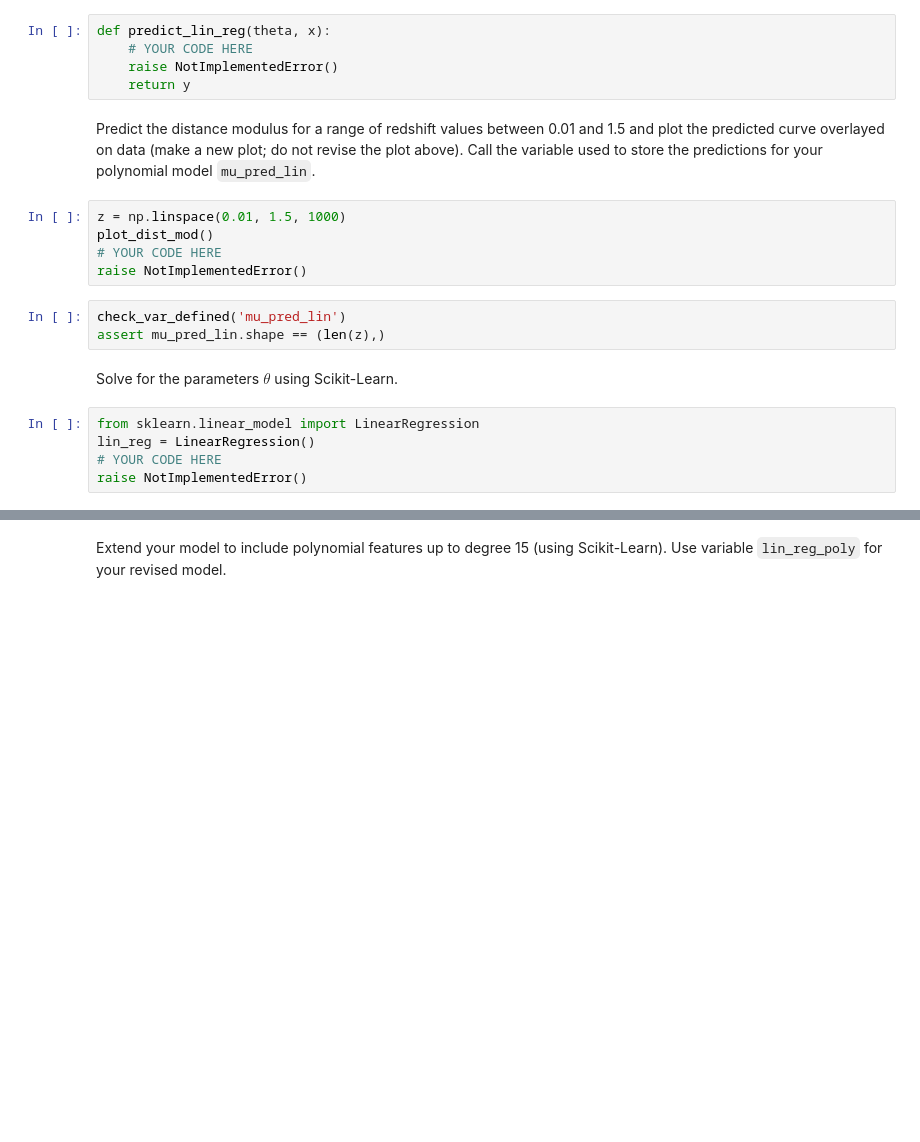
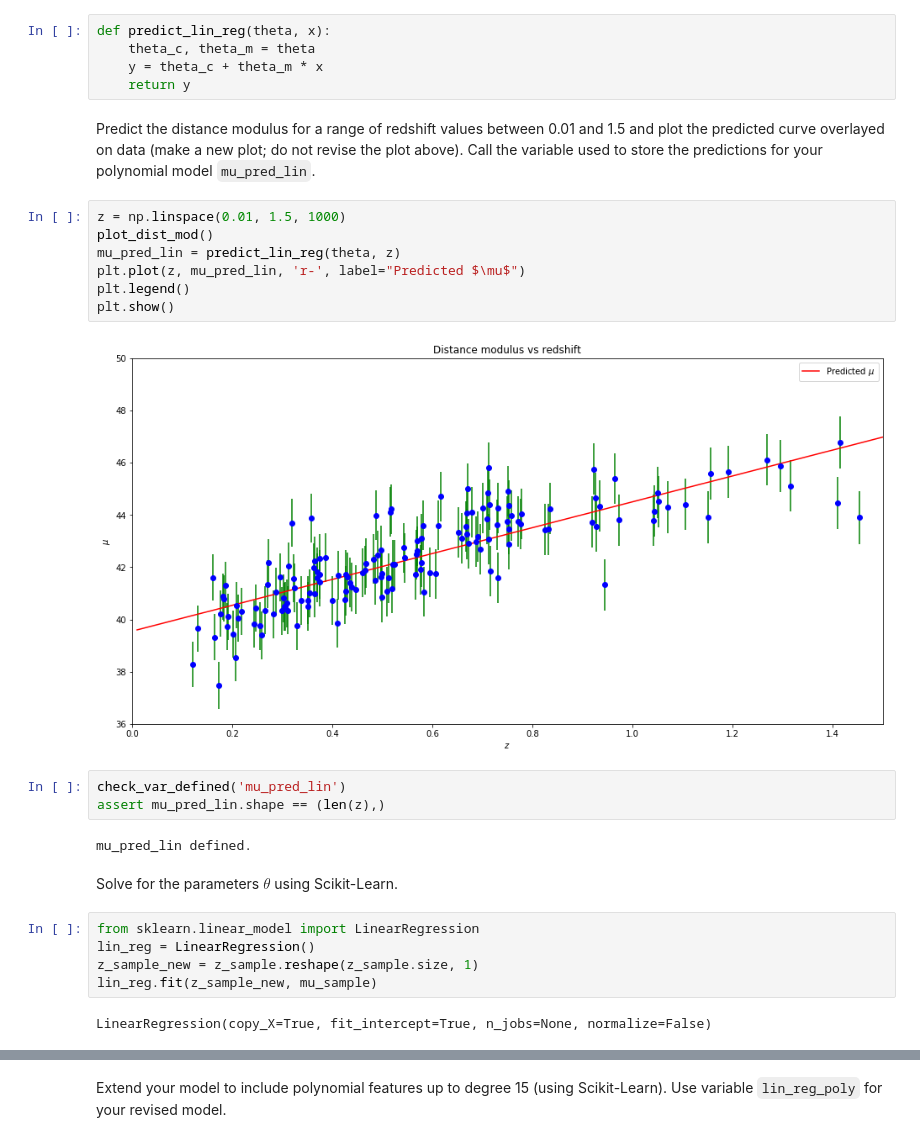
Before and after one commit to johnduffymsc/msc_spce0038, a Jupyter notebook: spce0038_coursework_john_duffy.ipynb, the cells around one changed output, grey strips where cells are left out. Drawn from its saved outputs; the diff is of its cells as text; blank space fills up the shorter version.

```diff
--- a/spce0038_coursework_john_duffy.ipynb
+++ b/spce0038_coursework_john_duffy.ipynb
@@ -146,26 +146,34 @@ theta_m defined.
 Write a method to make a prediction for a given redshift.
 # %%
 def predict_lin_reg(theta, x):
-    # YOUR CODE HERE
-    raise NotImplementedError()
+    theta_c, theta_m = theta
+    y = theta_c + theta_m * x
     return y
 # %% [markdown]
 Predict the distance modulus for a range of redshift values between 0.01 and 1.5 and plot the predicted curve overlayed on data (make a new plot; do not revise the plot above).  Call the variable used to store the predictions for your polynomial model `mu_pred_lin`.
 # %%
 z = np.linspace(0.01, 1.5, 1000)
 plot_dist_mod()
-# YOUR CODE HERE
-raise NotImplementedError()
+mu_pred_lin = predict_lin_reg(theta, z)
+plt.plot(z, mu_pred_lin, 'r-', label="Predicted $\mu$")
+plt.legend()
+plt.show()
+# %% [output]
+[figure, added]
 # %%
 check_var_defined('mu_pred_lin')
 assert mu_pred_lin.shape == (len(z),)
+# %% [output]
+mu_pred_lin defined.
 # %% [markdown]
 Solve for the parameters $\theta$ using Scikit-Learn.
 # %%
 from sklearn.linear_model import LinearRegression
 lin_reg = LinearRegression()
-# YOUR CODE HERE
-raise NotImplementedError()
+z_sample_new = z_sample.reshape(z_sample.size, 1)
+lin_reg.fit(z_sample_new, mu_sample)
+# %% [output]
+LinearRegression(copy_X=True, fit_intercept=True, n_jobs=None, normalize=False)
 # %%
 print("Linear regression parameters recovered by scikit-learn: intercept={0:.4f}, slope={1:.4f}"
       .format(lin_reg.intercept_, lin_reg.coef_[0]))
```
Also changed, not shown: parts of 7 cells of this notebook.
